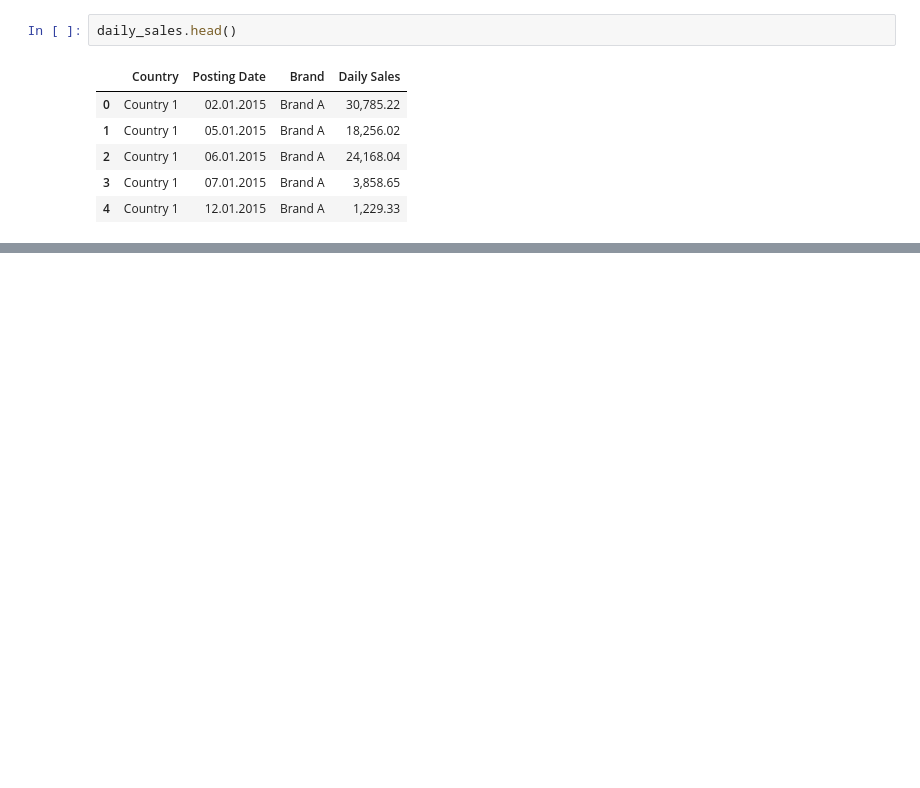
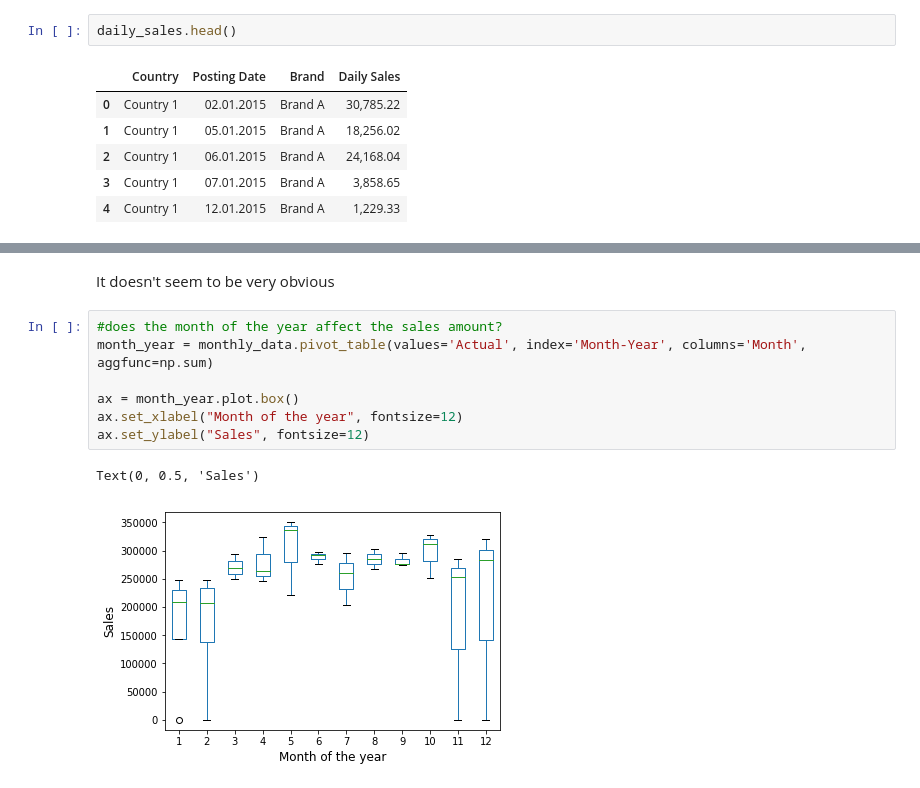
Before and after one commit to diruit/novartis_challenge, a Jupyter notebook: Data_cleaning_notebook.ipynb, the cells around one changed output, grey strips where cells are left out. Saved outputs shown, nothing was run; the diff lists cells and outputs as text; blank space fills up the shorter version.

```diff
--- a/Data_cleaning_notebook.ipynb
+++ b/Data_cleaning_notebook.ipynb
@@ -293,0 +500,12 @@ lo_actual.head()
+# %% [markdown]
+It doesn't seem to be very obvious
+# %%
+#does the month of the year affect the sales amount?
+month_year = monthly_data.pivot_table(values='Actual', index='Month-Year', columns='Month', aggfunc=np.sum)
+
+ax = month_year.plot.box()
+ax.set_xlabel("Month of the year", fontsize=12)
+ax.set_ylabel("Sales", fontsize=12)
+# %% [output]
+Text(0, 0.5, 'Sales')
+[figure, added]
```
Also changed, not shown: parts of 41 cells of this notebook.
